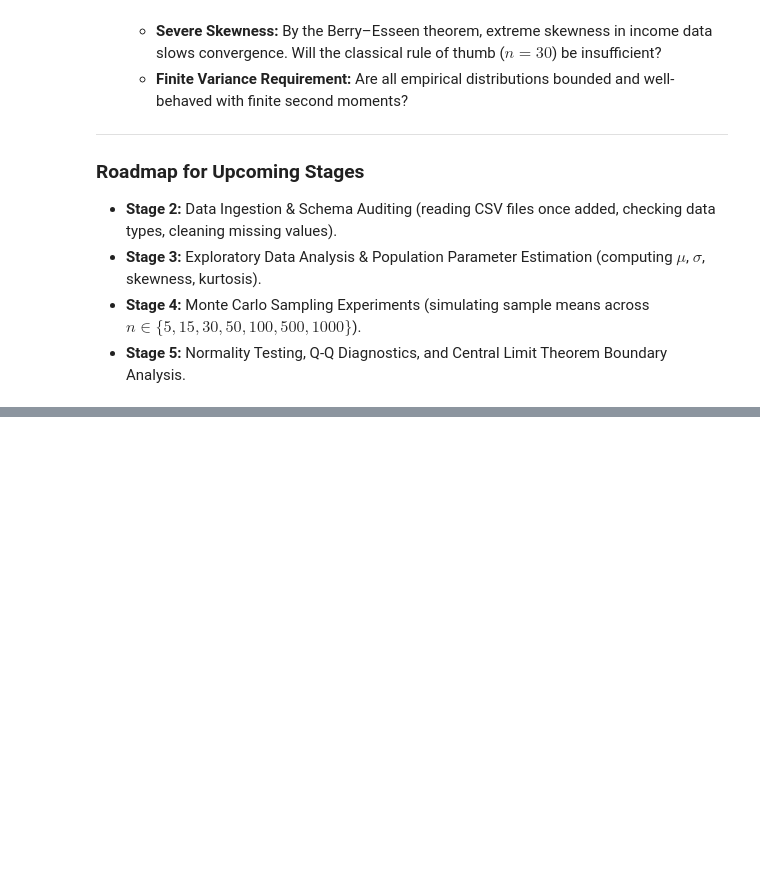
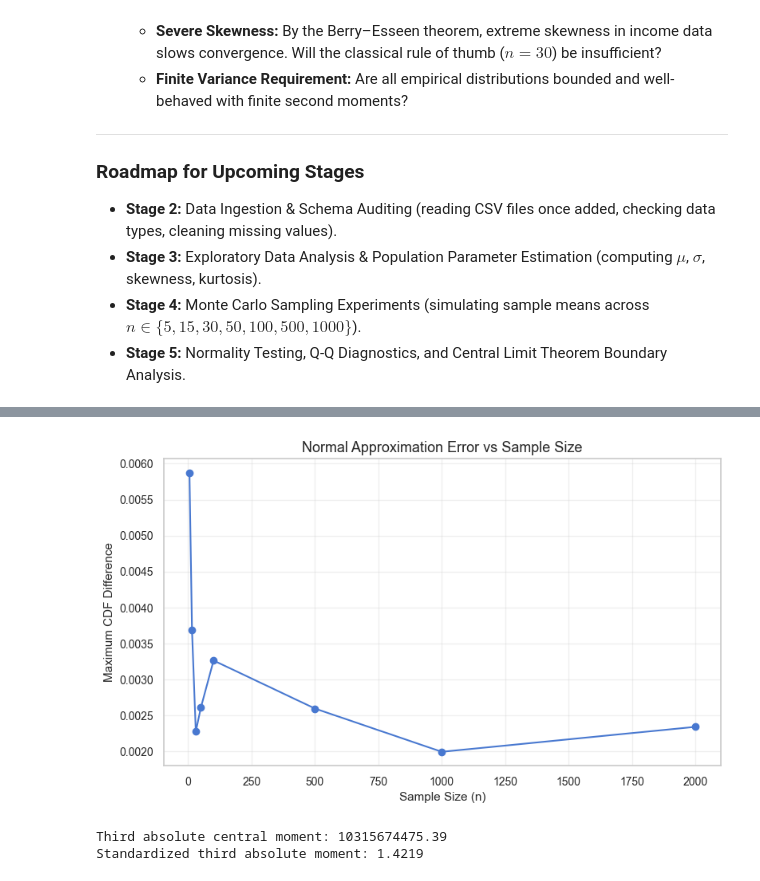
Before and after one commit to Debarghapaulgh/clt-real-world-investigation, a Jupyter notebook: notebooks/01_data_exploration.ipynb, the cells around one changed output, grey strips where cells are left out. Saved outputs shown, nothing was run; the diff lists cells and outputs as text; code cells hidden in the pictures; blank space fills up the shorter version.

```diff
--- a/notebooks/01_data_exploration.ipynb
+++ b/notebooks/01_data_exploration.ipynb
@@ -279,0 +406,31 @@ SD of sample means: 354.88
+# %%
+plt.figure(figsize=(9, 5))
+
+plt.plot(
+    results_df["Sample Size"],
+    results_df["Maximum CDF Difference"],
+    marker="o"
+)
+
+plt.xlabel("Sample Size (n)")
+plt.ylabel("Maximum CDF Difference")
+plt.title("Normal Approximation Error vs Sample Size")
+plt.grid(alpha=0.3)
+plt.show()
+# %% [output]
+[figure, added]
+# %%
+# Calculate the third absolute central moment
+
+mu = rentals.mean()
+sigma = rentals.std(ddof=0)
+
+rho = np.mean(np.abs(rentals - mu) ** 3)
+
+beta_3 = rho / sigma**3
+
+print(f"Third absolute central moment: {rho:.2f}")
+print(f"Standardized third absolute moment: {beta_3:.4f}")
+# %% [output]
+Third absolute central moment: 10315674475.39
+Standardized third absolute moment: 1.4219
```
Also changed, not shown: parts of 39 cells of this notebook.
